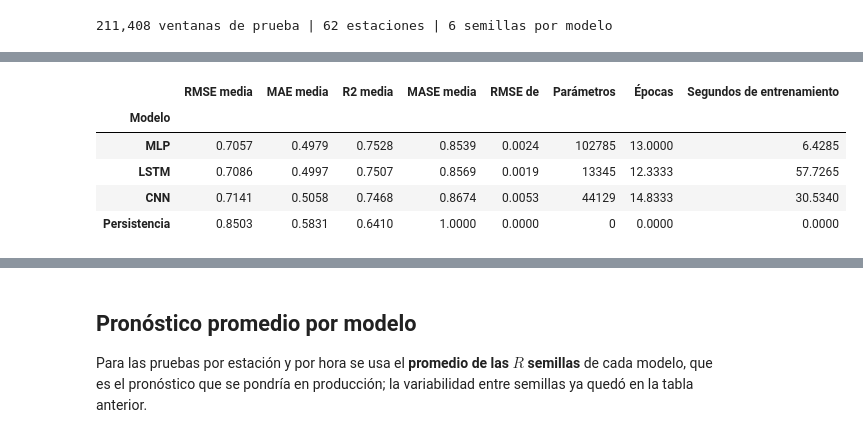
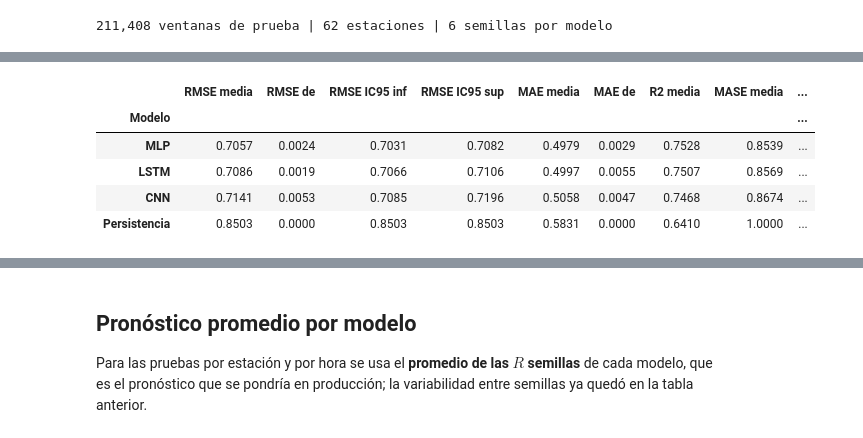
Before and after one commit to BetzyW/Deep-Learning-Wind, a Jupyter notebook: 05_benchmark.ipynb, the cells around one changed output, grey strips where cells are left out. Saved outputs shown, nothing was run; the diff lists cells and outputs as text; code cells hidden in the pictures.

```diff
--- a/05_benchmark.ipynb
+++ b/05_benchmark.ipynb
@@ -37,25 +43,34 @@ métrica, y el MASE como el cociente entre el MAE del modelo y el de la persiste
 # %%
 def metricas(p):
     e = p - y
     return dict(RMSE=np.sqrt(np.mean(e ** 2)), MAE=np.mean(np.abs(e)), R2=1 - np.mean(e ** 2) / np.var(y))
 
 mae_p = np.mean(np.abs(pers - y))
-filas = []
+t975 = stats.t.ppf(0.975, len(semillas) - 1)
+filas, por_semilla = [], []
 for m in MOD:
     met = pd.DataFrame([metricas(P[f"{m}_{s}"]) for s in semillas])
     met["MASE"] = met.MAE / mae_p
+    por_semilla += [dict(modelo=m, semilla=s, **r) for s, r in zip(semillas, met.to_dict("records"))]
     c = corr[corr.modelo == m]
-    filas.append({"Modelo": m, **{f"{k} media": met[k].mean() for k in met},
-                  "RMSE de": met.RMSE.std(ddof=1), "Parámetros": int(c.parametros.iloc[0]),
-                  "Épocas": c.epocas.mean(), "Segundos de entrenamiento": c.segundos.mean()})
-filas.append({"Modelo": "Persistencia", **{f"{k} media": v for k, v in metricas(pers).items()}, "MASE media": 1.0,
-              "RMSE de": 0.0, "Parámetros": 0, "Épocas": 0, "Segundos de entrenamiento": 0})
+    mitad = t975 * met.RMSE.std(ddof=1) / np.sqrt(len(met))
+    filas.append({"Modelo": m, "RMSE media": met.RMSE.mean(), "RMSE de": met.RMSE.std(ddof=1),
+                  "RMSE IC95 inf": met.RMSE.mean() - mitad, "RMSE IC95 sup": met.RMSE.mean() + mitad,
+                  "MAE media": met.MAE.mean(), "MAE de": met.MAE.std(ddof=1), "R2 media": met.R2.mean(),
+                  "MASE media": met.MASE.mean(), "Parámetros": int(c.parametros.iloc[0]), "Épocas": c.epocas.mean(),
+                  "Segundos entrenamiento": c.segundos.mean(),
+                  "Segundos inferencia 2025": c.segundos_inferencia_prueba.mean()})
+mp = metricas(pers)
+filas.append({"Modelo": "Persistencia", "RMSE media": mp["RMSE"], "RMSE de": 0.0, "RMSE IC95 inf": mp["RMSE"],
+              "RMSE IC95 sup": mp["RMSE"], "MAE media": mp["MAE"], "MAE de": 0.0, "R2 media": mp["R2"],
+              "MASE media": 1.0, "Parámetros": 0, "Épocas": 0, "Segundos entrenamiento": 0, "Segundos inferencia 2025": 0})
 tabla = pd.DataFrame(filas).set_index("Modelo")
+ps = pd.DataFrame(por_semilla)
 tabla.round(4)
 # %% [output]
-|  | RMSE media | MAE media | R2 media | MASE media | RMSE de | Parámetros | Épocas | Segundos de entrenamiento |
-| Modelo |  |  |  |  |  |  |  |  |
-| MLP | 0.7057 | 0.4979 | 0.7528 | 0.8539 | 0.0024 | 102785 | 13.0000 | 6.4285 |
-| LSTM | 0.7086 | 0.4997 | 0.7507 | 0.8569 | 0.0019 | 13345 | 12.3333 | 57.7265 |
-| CNN | 0.7141 | 0.5058 | 0.7468 | 0.8674 | 0.0053 | 44129 | 14.8333 | 30.5340 |
-| Persistencia | 0.8503 | 0.5831 | 0.6410 | 1.0000 | 0.0000 | 0 | 0.0000 | 0.0000 |
+|  | RMSE media | RMSE de | RMSE IC95 inf | RMSE IC95 sup | MAE media | MAE de | R2 media | MASE media | ... |
+| Modelo |  |  |  |  |  |  |  |  | ... |
+| MLP | 0.7057 | 0.0024 | 0.7031 | 0.7082 | 0.4979 | 0.0029 | 0.7528 | 0.8539 | ... |
+| LSTM | 0.7086 | 0.0019 | 0.7066 | 0.7106 | 0.4997 | 0.0055 | 0.7507 | 0.8569 | ... |
+| CNN | 0.7141 | 0.0053 | 0.7085 | 0.7196 | 0.5058 | 0.0047 | 0.7468 | 0.8674 | ... |
+| Persistencia | 0.8503 | 0.0000 | 0.8503 | 0.8503 | 0.5831 | 0.0000 | 0.6410 | 1.0000 | ... |
```
Also changed, not shown: parts of 18 cells of this notebook, 18 other files.
